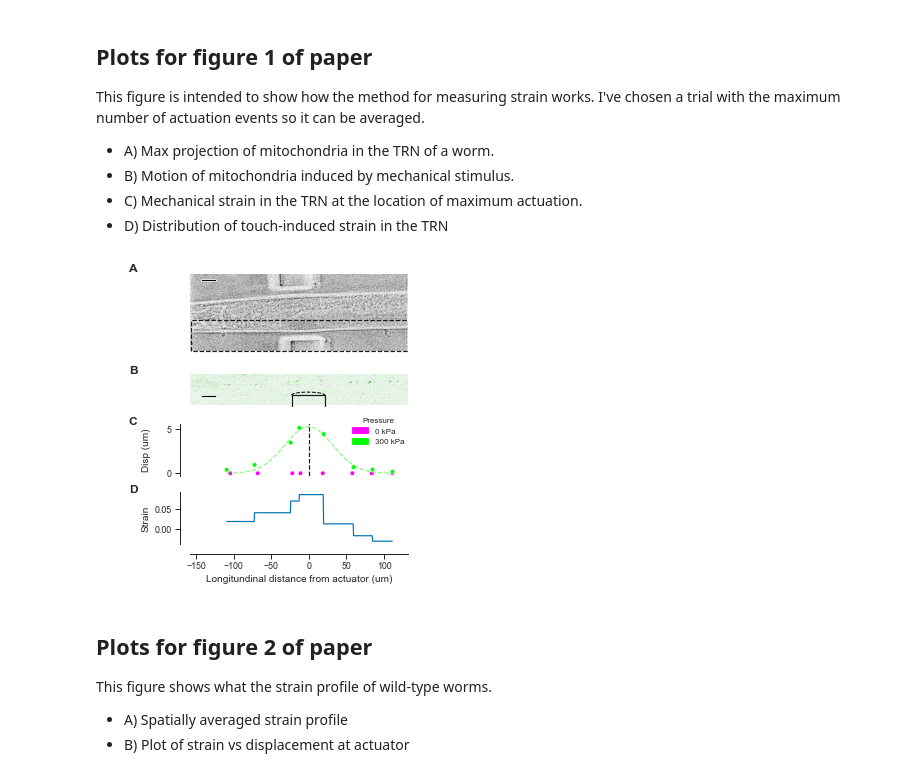
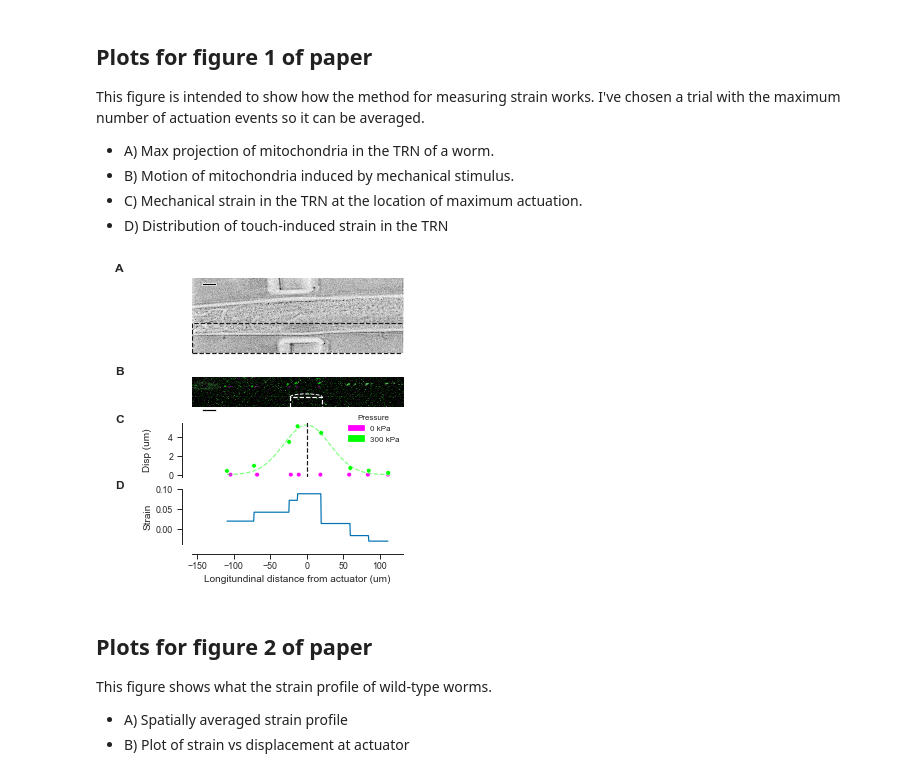
Before and after one commit to anekimken/SSN_ImageAnalysis, a Jupyter notebook: Notebooks/Displacement and Strain Plots.ipynb, the cells around one changed output. Cells and saved outputs as stored; diff of their text form; code cells hidden in the pictures.

```diff
--- a/Notebooks/Displacement and Strain Plots.ipynb
+++ b/Notebooks/Displacement and Strain Plots.ipynb
@@ -1115,20 +1292,43 @@ scale_bar_length_microns = 20
 # Colors and display settings
 vmax = 150
 vmin = maxProjection.min()
-n_colors = vmax - vmin + 1
-magenta_cmap = mpl.colors.LinearSegmentedColormap.from_list('my_magenta', ['white', '#FF00FF'], N=256)
-magenta_patch = mpl.patches.Patch(color='#FF00FF', label='0 kPa')
-green_cmap = mpl.colors.LinearSegmentedColormap.from_list('my_green', ['white', '#00FF00'], N=256)
-green_patch = mpl.patches.Patch(color='#00FF00', label='300 kPa')
+n_colors = int(vmax - vmin + 1)
+background_color = 'black'
+background_val = mpl.colors.to_rgba(background_color)
+before_act_color = 'magenta'
+before_color_val = mpl.colors.to_rgba(before_act_color)
+after_act_color = 'lime'
+after_color_val = mpl.colors.to_rgba(after_act_color)
+actuator_outline_color = 'white'
+
+cmap_floor = 0.2
+cmap_ceil = 0.9
+
+magenta_cmap = mpl.colors.LinearSegmentedColormap.from_list(
+    'my_magenta', [background_color, before_act_color], N=n_colors)
+magenta_cmap = mpl.colors.ListedColormap(
+    np.vstack((np.tile(background_val, (int(n_colors*cmap_floor), 1)),
+               magenta_cmap(np.linspace(0, 1, int(n_colors*(cmap_ceil-cmap_floor)))),
+               np.tile(before_color_val, (int(n_colors*cmap_ceil), 1)))))
+magenta_patch = mpl.patches.Patch(color=before_act_color, label='0 kPa')
+
+green_cmap = mpl.colors.LinearSegmentedColormap.from_list(
+    'my_green', [background_color, after_act_color], N=n_colors)
+green_cmap = mpl.colors.ListedColormap(
+    np.vstack((np.tile(background_val, (int(n_colors*cmap_floor), 1)),
+               green_cmap(np.linspace(0, 1, int(n_colors*(cmap_ceil-cmap_floor)))),
+               np.tile(after_color_val, (int(n_colors*cmap_ceil), 1)))))
+green_patch = mpl.patches.Patch(color=after_act_color, label='300 kPa')
 spectrum_for_actuation = mpl.colors.LinearSegmentedColormap.from_list('my_spec', ['#FF00FF', '#00FF00'], N=256)
 
 # Create Figure
 fig, axes = plt.subplots(4, 2, figsize=(5, 5), constrained_layout=False,
-                         gridspec_kw={'height_ratios':[2.5, 1, 1.5, 1.5], 'width_ratios':[1,6], 'hspace':0.3})
+                         gridspec_kw={'height_ratios':[2.5, 1, 1.5, 1.5], 'width_ratios':[1,5],
+                                      'hspace':0.2})
 
 # Panel Labels
 for letter, ax in zip(['A', 'B', 'C', 'D'], range(0,4)):
-    axes[ax, 0].text(0, 1, letter, weight='bold')
+    axes[ax, 0].text(-0.2, 1, letter, weight='bold')
     axes[ax, 0].axis('off')
 
 # Brightfield image of worm in device
@@ -1149,12 +1349,13 @@ axes[1, 1].imshow(np.fliplr(maxProjection[0, top_of_image:bottom_of_image,]),
 axes[1, 1].imshow(np.fliplr(maxProjection[1, top_of_image:bottom_of_image,]),
                cmap=green_cmap, alpha=0.7, vmax=vmax, vmin=vmin) # after actuation
 axes[1, 1].plot([actuator_left, actuator_left, actuator_right, actuator_right],
-             [bottom_of_image-top_of_image, actuator_top, actuator_top, bottom_of_image-top_of_image], '-k')
+                [bottom_of_image-top_of_image, actuator_top, actuator_top, bottom_of_image-top_of_image],
+                color=actuator_outline_color, linestyle='--')
 arc = mpl.patches.Arc(((actuator_left+actuator_right)/2, actuator_top),
                       actuator_right-actuator_left, 30, 0, 180,
-                      linewidth=1, color='black', linestyle='--') # diagram of actuator location
+                      linewidth=1, color=actuator_outline_color, linestyle='--') # diagram of actuator location
 axes[1, 1].add_patch(arc)
-scale_bar = mpl.patches.Rectangle((50, 100), height=10,
+scale_bar = mpl.patches.Rectangle((50, 160), height=10, clip_on=False,
                                   width=scale_bar_length_microns/pixel_to_micron, facecolor='black')
 axes[1, 1].add_patch(scale_bar)
 axes[1, 1].axis('off')
@@ -1183,35 +1384,37 @@ axes[2, 1].set_xlim([left_side_of_image, right_side_of_image])
 axes[2, 1].set_ylabel('Disp (um)')
 leg = axes[2, 1].legend([magenta_patch, green_patch], ['0 kPa', '300 kPa'],
                         title='Pressure', frameon=False, loc='upper right', fontsize=8,
                         bbox_to_anchor=(1., 1.2), borderaxespad=0.)
 leg.get_title().set_fontsize(8)
 ylim = axes[2, 1].get_ylim()
 axes[2, 1].plot([0, 0],[-1, 10], '--k')
 axes[2, 1].set_ylim(ylim)
 axes[2, 1].get_xaxis().set_visible(False)
 sns.despine(ax=axes[2, 1], offset=10, trim=False, bottom=True)
 
 
 sns.lineplot(x='y', y='strain', hue='genotype', style='pressure', ax=axes[3, 1], ci=None, palette=None,
                 data=spatial_strain_df.loc[(spatial_strain_df['pressure'] == 300) &
                                            (spatial_strain_df['Experiment_id'] == example_trial) &
                                            (spatial_strain_df['frame'] == 1)])
 # sns.lineplot(x='y', y='strain', hue='genotype', style='frame', dashes=[(3,3),(3,3),(3,3),(3,3),],
 #              ax=axes[3, 1], ci=None, palette=None, alpha=0.5,
 #              data=spatial_strain_df.loc[(spatial_strain_df['pressure'] == 300) &
 #                                            (spatial_strain_df['Experiment_id'] == example_trial)])
 axes[3, 1].set_xlim([left_side_of_image, right_side_of_image])
 axes[3, 1].set_xlabel('Longitundinal distance from actuator (um)')
+ylim = axes[3, 1].get_ylim()
+axes[3, 1].set_ylim([ylim[0], 0.1])
 axes[3, 1].set_ylabel('Strain')
 axes[3, 1].legend().set_visible(False)
 sns.despine(ax=axes[3, 1], offset=10, trim=False)
 
 
 # Save fig
 fig.align_labels()
-fig.savefig(fig_save_dir + 'DispOverlay.eps')
+fig.savefig(fig_save_dir + 'DispOverlay.pdf')
 # %% [output]
-[figure, old version]
+[figure, new version]
 # %% [markdown]
 ## Plots for figure 2 of paper
 This figure shows what the strain profile of wild-type worms.
```
Also changed, not shown: parts of 37 cells of this notebook, 1 other file.
